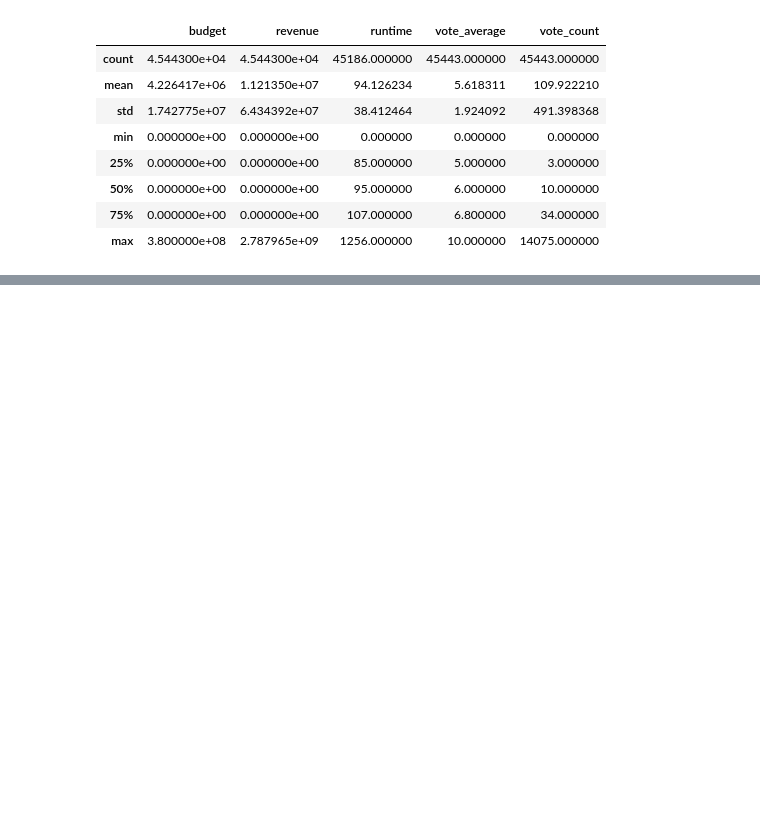
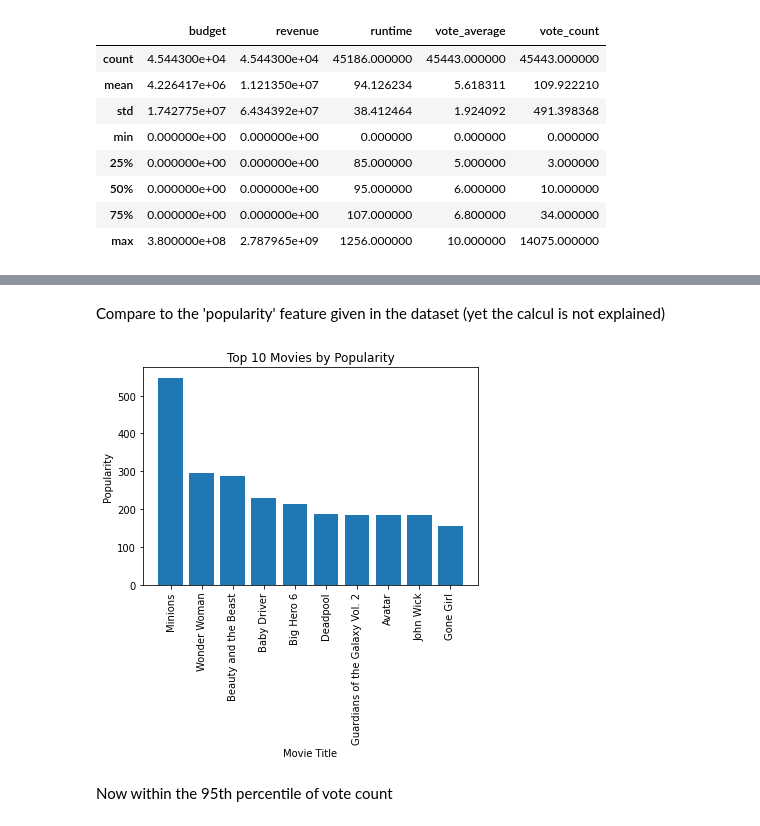
Before and after one commit to MathysGoncalves/RecommenderSys_Movie_Spark, a Jupyter notebook: RecommenderSys_Movie_Spark/notebooks/00-Data_Exploration.ipynb, the cells around one changed output, grey strips where cells are left out. Drawn from its saved outputs; the diff is of its cells as text; code cells hidden in the pictures; blank space fills up the shorter version.

Commit message:
popularity analysis
popularity comparison in the exploration notebook

```diff
--- a/RecommenderSys_Movie_Spark/notebooks/00-Data_Exploration.ipynb
+++ b/RecommenderSys_Movie_Spark/notebooks/00-Data_Exploration.ipynb
@@ -172,0 +219,26 @@ df_movies_metadata.withColumn("budget", df_movies_metadata.budget.cast('int')).t
+# %% [markdown]
+Compare to the 'popularity' feature given in the dataset (yet the calcul is not explained)
+# %%
+import matplotlib.pyplot as plt
+df_pop_num = df_movies_metadata.withColumn('popularity', df_movies_metadata.popularity.cast('float'))
+sorted_df = df_pop_num.sort(col("popularity").desc())
+top_10_movies = sorted_df.select("title", "popularity").limit(10)
+# %%
+# Get a list of tuples for titles and popularity values
+top_10_movies_list = top_10_movies.rdd.map(lambda x: (x[0], x[1])).collect()
+
+titles = [x[0] for x in top_10_movies_list]
+popularity = [x[1] for x in top_10_movies_list]
+# %%
+# Create a bar chart
+%matplotlib inline
+plt.bar(titles, popularity)
+plt.xlabel("Movie Title")
+plt.ylabel("Popularity")
+plt.title("Top 10 Movies by Popularity")
+plt.xticks(rotation=90)
+plt.show()
+# %% [output]
+[figure, added]
+# %% [markdown]
+Now within the 95th percentile of vote count
```
Also changed, not shown: parts of 11 cells of this notebook, 1 other file.
